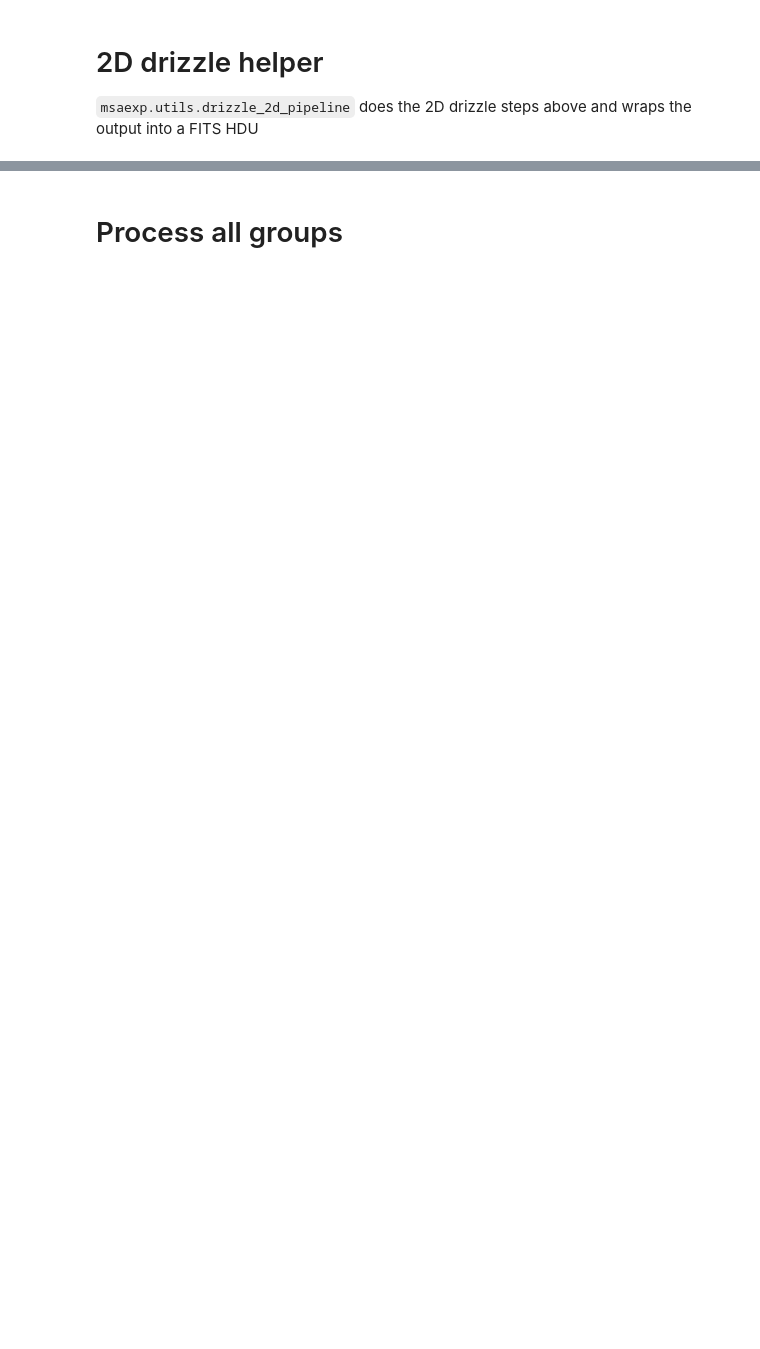
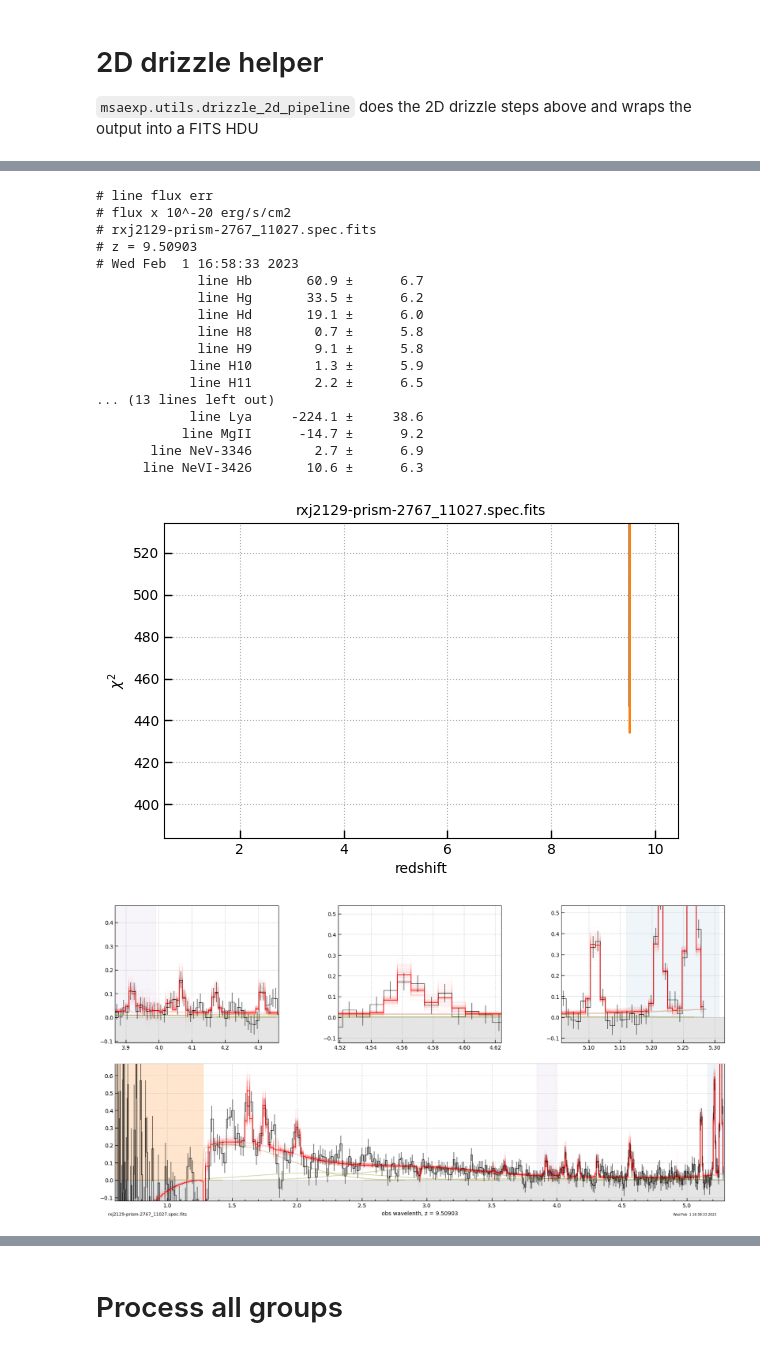
Before and after one commit to gbrammer/msaexp, a Jupyter notebook: docs/examples/process-rxj2129.ipynb, the cells around one changed output, grey strips where cells are left out. Cells and saved outputs as stored; diff of their text form; code cells hidden in the pictures; blank space fills up the shorter version.

```diff
--- a/docs/examples/process-rxj2129.ipynb
+++ b/docs/examples/process-rxj2129.ipynb
@@ -371,0 +497,38 @@ plt.grid()
+# %%
+from msaexp import spectrum
+#spectrum.SCALE_UNCERTAINTY = 1
+
+spectrum.FFTSMOOTH = False
+
+fig, sp, data = spectrum.fit_redshift(file=f'{output_root}.spec.fits',
+                          z0=[1.,10],
+                          zstep=[0.001,0.0003],
+                          eazy_templates=None,
+                          nspline=9,
+                          scale_disp=1.3,
+                          vel_width=50.,
+                          Rline=2000,
+                          is_prism=True,
+                          use_full_dispersion=False,
+                          ranges=[(3680, 4150), (4300, 4400), (4861-50, 5008+50)],
+                         )
+# %% [output]
+# line flux err
+# flux x 10^-20 erg/s/cm2
+# rxj2129-prism-2767_11027.spec.fits
+# z = 9.50903
+# Wed Feb  1 16:58:33 2023
+             line Hb       60.9 ±      6.7
+             line Hg       33.5 ±      6.2
+             line Hd       19.1 ±      6.0
+             line H8        0.7 ±      5.8
+             line H9        9.1 ±      5.8
+            line H10        1.3 ±      5.9
+            line H11        2.2 ±      6.5
+... (13 lines left out)
+            line Lya     -224.1 ±     38.6
+           line MgII      -14.7 ±      9.2
+       line NeV-3346        2.7 ±      6.9
+      line NeVI-3426       10.6 ±      6.3
+[figure, added]
+[figure, added]
```
Also changed, not shown: parts of 37 cells of this notebook, 1 other file.
